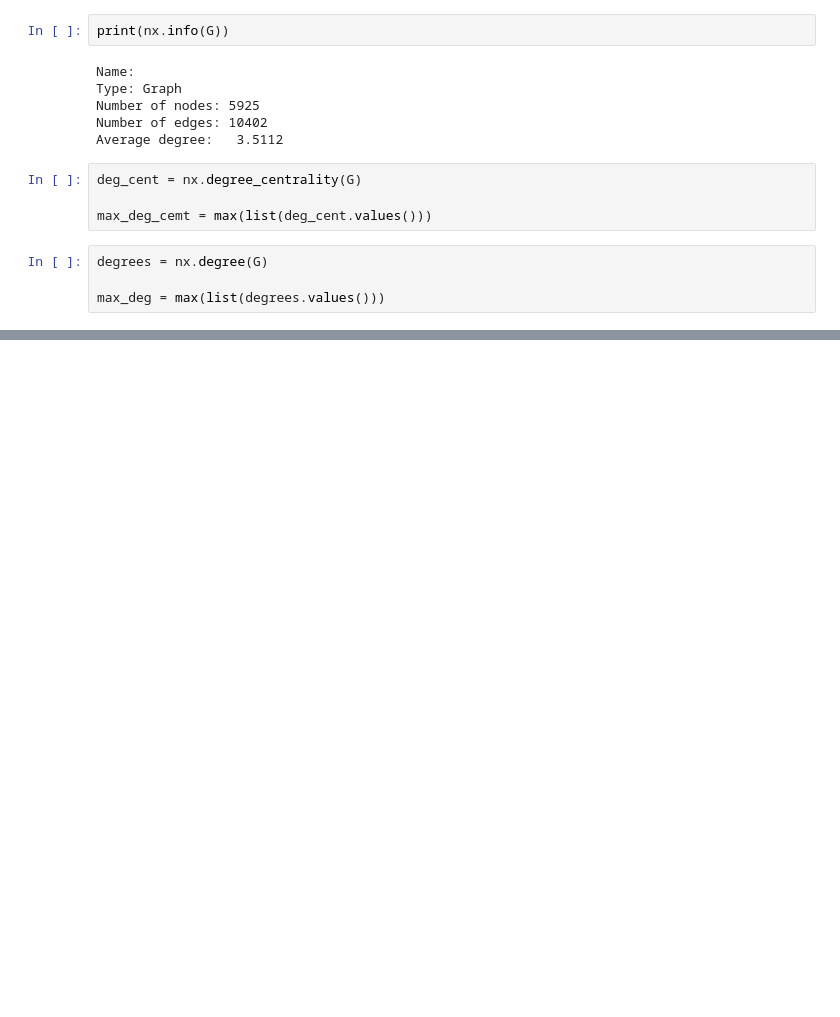
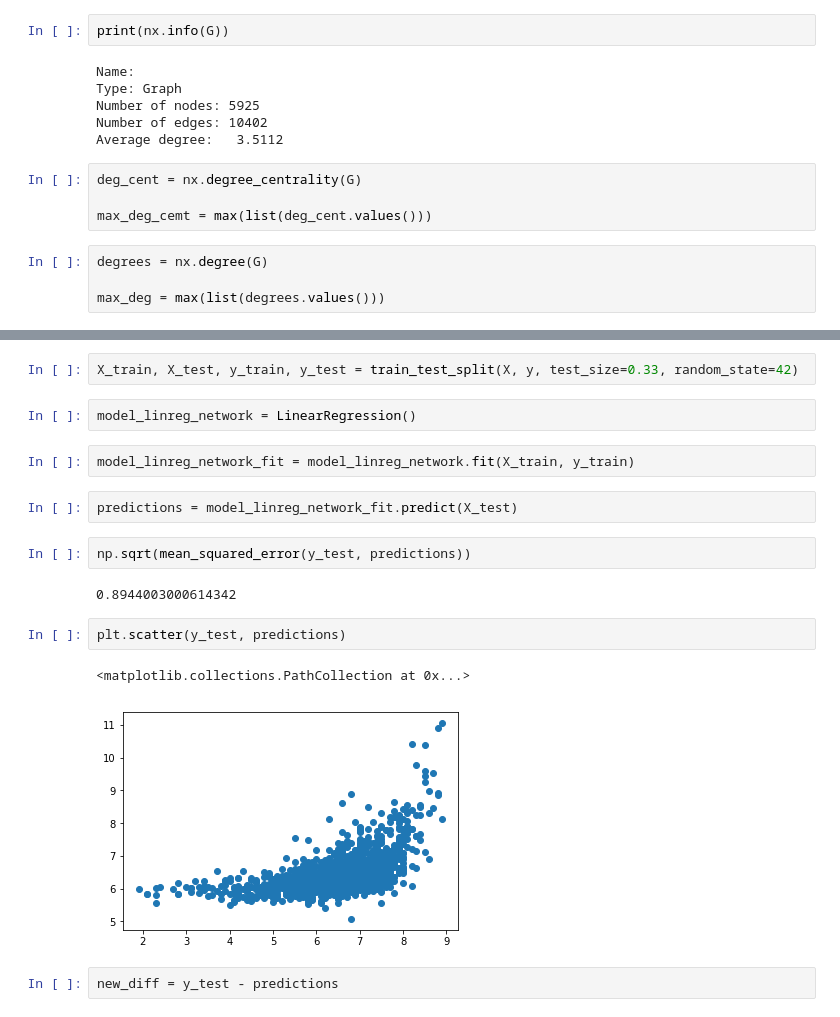
Before and after one commit to garg-ankush/Predict-Movie-ratings-using-Network-Analysis-in-Python, a Jupyter notebook: notebooks/Movie Ratings Prediction.ipynb, the cells around one changed output, grey strips where cells are left out. Cells and saved outputs as stored; diff of their text form; blank space fills up the shorter version.

Commit message:
lin reg and random forest with both traditional ML and Network ML

```diff
--- a/notebooks/Movie Ratings Prediction.ipynb
+++ b/notebooks/Movie Ratings Prediction.ipynb
@@ -106,0 +187,19 @@ bet_cent = nx.betweenness_centrality(G)
+# %%
+X_train, X_test, y_train, y_test = train_test_split(X, y, test_size=0.33, random_state=42)
+# %%
+model_linreg_network = LinearRegression()
+# %%
+model_linreg_network_fit = model_linreg_network.fit(X_train, y_train)
+# %%
+predictions = model_linreg_network_fit.predict(X_test)
+# %%
+np.sqrt(mean_squared_error(y_test, predictions))
+# %% [output]
+0.8944003000614342
+# %%
+plt.scatter(y_test, predictions)
+# %% [output]
+<matplotlib.collections.PathCollection at 0x...>
+[figure, added]
+# %%
+new_diff = y_test - predictions
```
Also changed, not shown: parts of 31 cells of this notebook.
